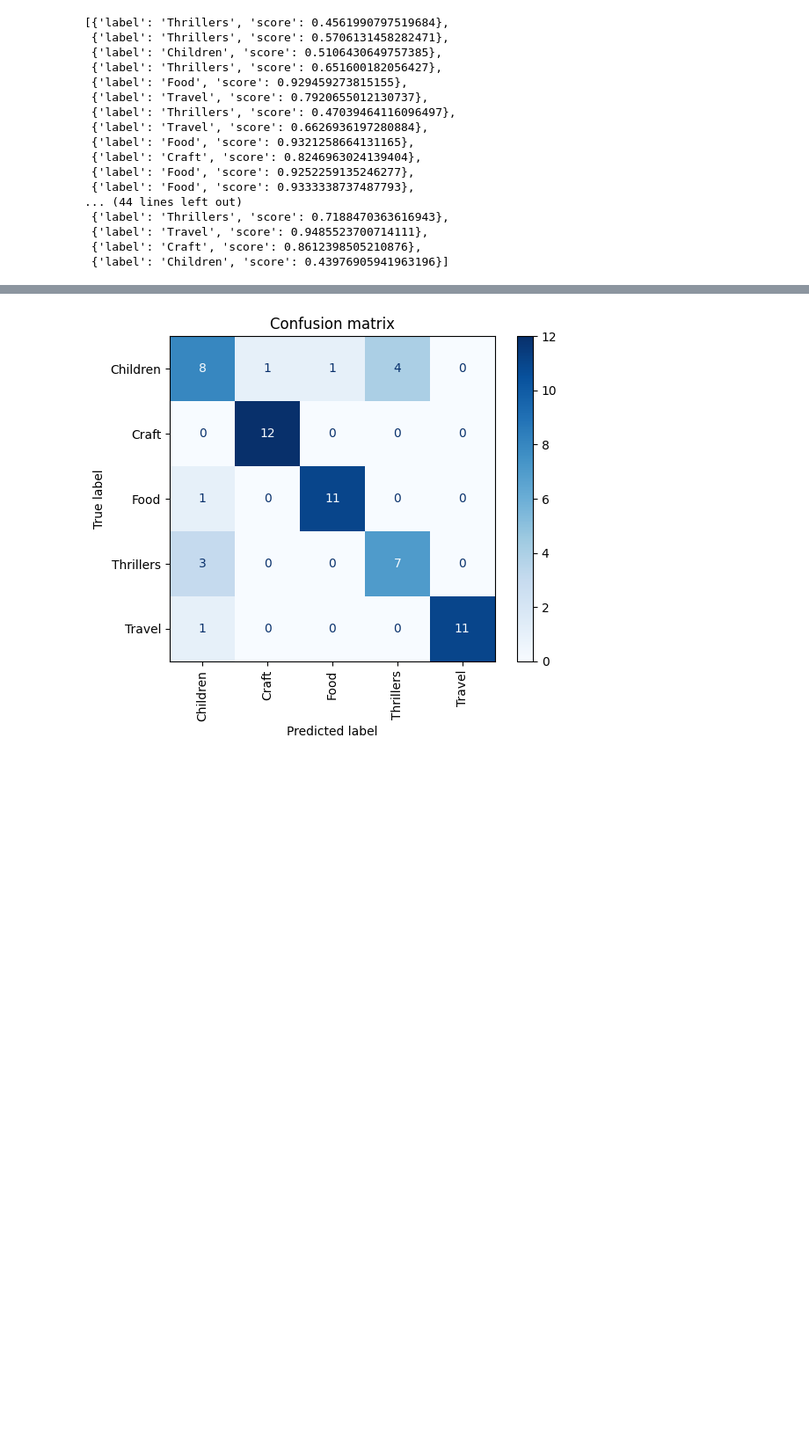
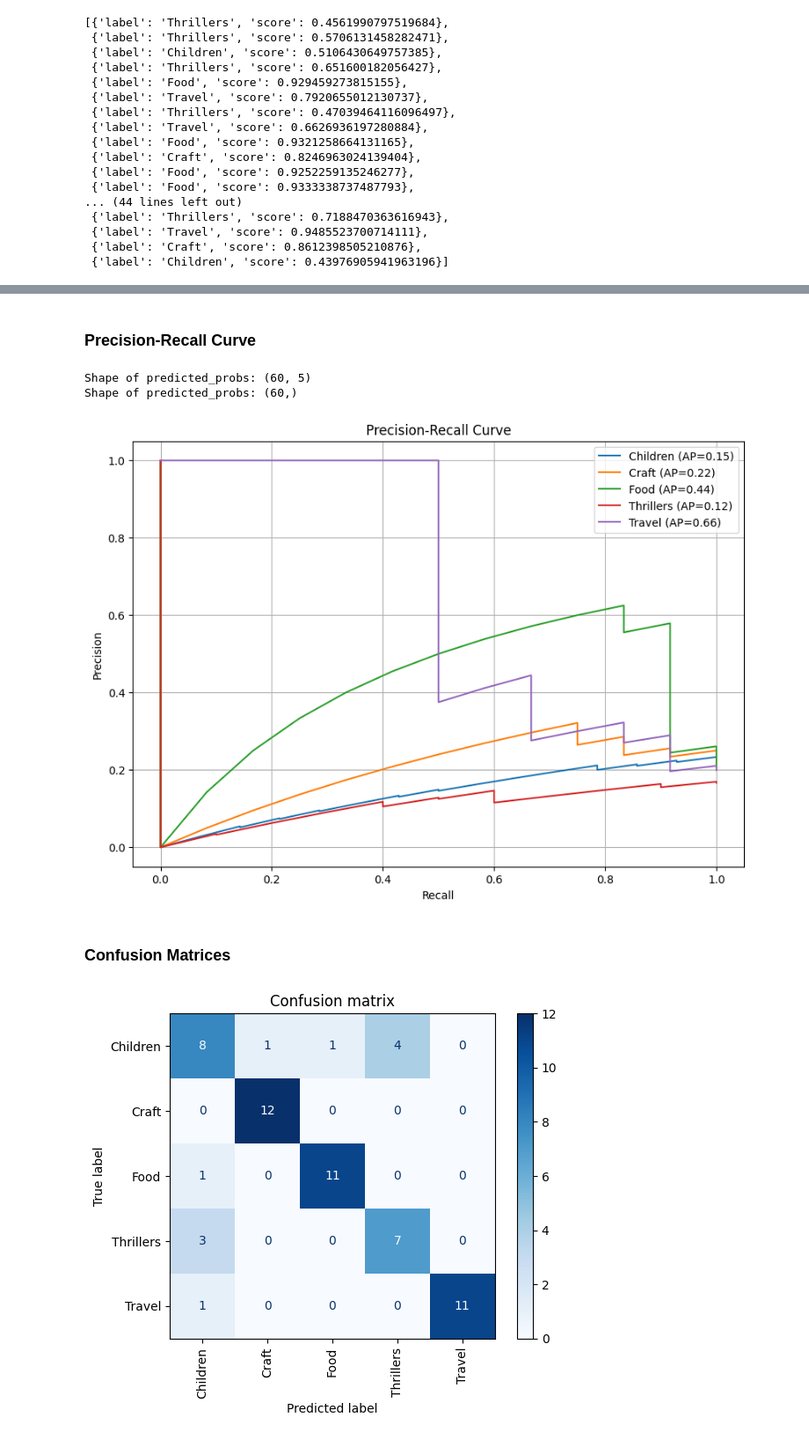
Before and after one commit to Stephy-Wong/IAT360FinalProject, a Jupyter notebook: IAT360FinalProject.ipynb, the cells around one changed output, grey strips where cells are left out. Shown at 88% size. Cells and saved outputs as stored; diff of their text form; code cells hidden in the pictures; blank space fills up the shorter version.

```diff
--- a/IAT360FinalProject.ipynb
+++ b/IAT360FinalProject.ipynb
@@ -466,0 +477,4 @@ print(tokenized_dataset['test'].column_names)
+# %%
+# Example genre: Travel
+result = book_classifier("Where to Next? Road to South America's Untamed Edge")
+print(result)
@@ -498,3 +576,51 @@ predicted_results
+# %% [markdown]
+### Precision-Recall Curve
+# %%
+import numpy as np
+import matplotlib.pyplot as plt
+from sklearn.metrics import precision_recall_curve
+from sklearn.preprocessing import label_binarize
+
+# Prepare true labels and predicted scores
+true_labels = np.array(dataset['test']['label'])
+# Extract scores
+predicted_probs = np.array([result['score'] for result in predicted_results])
+
+
+# Assuming you have 5 classes
+classes = ['Children', 'Craft', 'Food', 'Thrillers', 'Travel']
+num_classes = len(classes)  # Total number of classes
+binarized_labels = label_binarize(true_labels, classes=range(num_classes))
+
+print("Shape of predicted_probs:", binarized_labels.shape)
+print("Shape of predicted_probs:", predicted_probs.shape)
+
+# Step 2: Calculate precision and recall for each class
+precision = dict()
+recall = dict()
+average_precision = dict()
+
+for i in range(num_classes):
+    precision[i], recall[i], _ = precision_recall_curve(true_labels_binarized[:, i], predicted_probs)
+    average_precision[i] = average_precision_score(true_labels_binarized[:, i], predicted_probs)
+
+# Step 3: Plot the precision-recall curves for each class
+plt.figure(figsize=(10, 7))
+for i in range(num_classes):
+    plt.plot(recall[i], precision[i], label=f'{classes[i]} (AP={average_precision[i]:.2f})')
+
+plt.xlabel('Recall')
+plt.ylabel('Precision')
+plt.title('Precision-Recall Curve')
+plt.legend(loc='best')
+plt.grid()
+plt.show()
+# %% [output]
+Shape of predicted_probs: (60, 5)
+Shape of predicted_probs: (60,)
+[figure, added]
+# %% [markdown]
+### Confusion Matrices
 # %%
 import matplotlib.pyplot as plt
 import numpy as np
```
Also changed, not shown: parts of 50 cells of this notebook.
